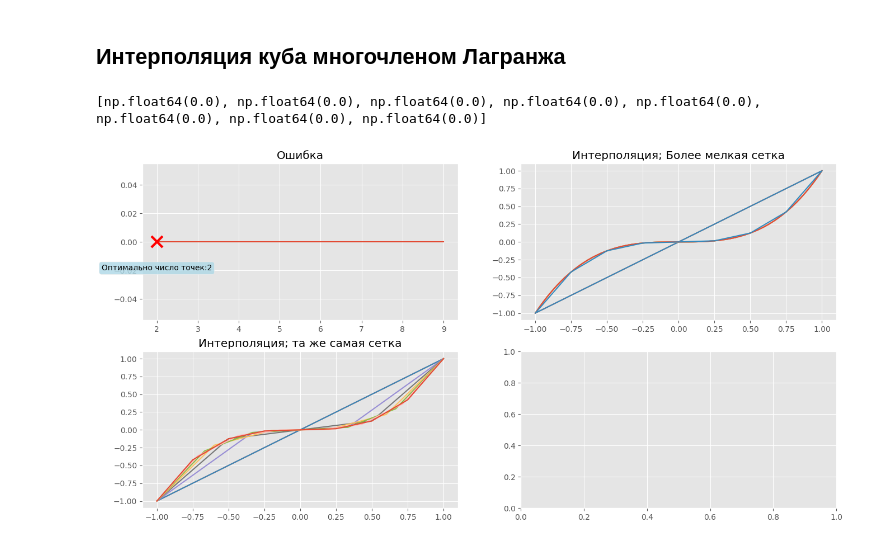
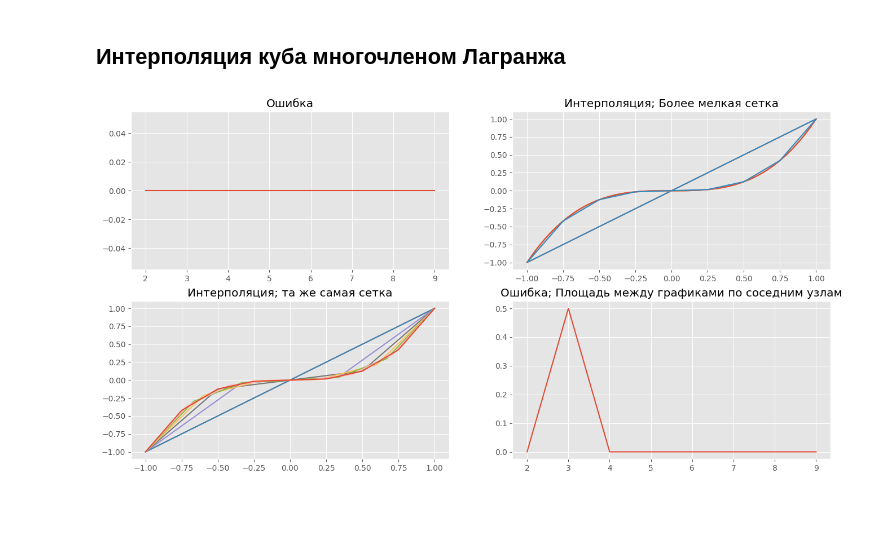
Before and after one commit to MarkovAlexandr314/VychMaty, a Jupyter notebook: hw1/interpolation.ipynb, the cells around one changed output. Drawn from its saved outputs; the diff is of its cells as text; code cells hidden in the pictures; blank space fills up the shorter version.

```diff
--- a/hw1/interpolation.ipynb
+++ b/hw1/interpolation.ipynb
@@ -57,8 +57,17 @@ def interpolate(x, f, basis=None):
 ### Функция подсчета ошибки
 ### Ошибка - норма бесконечности
 # %%
+from scipy.integrate import quad
+
 def error(f, F, x):
     return norm_vec(f(x) - F(x), NormType.INF)
+
+def error_integrate(f, F, x):
+    sum_err = 0
+    for i in range(x.shape[0] - 1):
+        I, err = quad(lambda x: f(x) - F(x), x[i], x[i+1])
+        sum_err += np.absolute(I)
+    return sum_err
 # %% [markdown]
 ## Интерполяция куба полиномами
 # %%
@@ -70,6 +79,7 @@ x_max, x_min, step = 100, 3, 5
 
 N_x = np.arange(x_min, x_max, step, dtype=int)
 ERROR = []
+ERROR_INTEGRATE = []
 for n_x in N_x:
     x = np.linspace(1, 5, n_x)
     basis = [create_sin_basis(k) for k in range(1, x.shape[0]+1)]
@@ -78,10 +88,13 @@ for n_x in N_x:
     axes[0][1].plot(x_new, pl(x_new))
     axes[1][0].plot(x, pl(x))
     ERROR.append(error(f, pl, x))
+    ERROR_INTEGRATE.append(error_integrate(f, pl, x))
 
 axes[0][1].set_title("Интерполяция; Более мелкая сетка")
 axes[0][0].set_title("Ошибка")
 axes[1][0].set_title("Интерполяция; та же самая сетка")
+axes[1][1].set_title("Ошибка; Площадь между графиками по соседним узлам")
 axes[0][0].plot(N_x, ERROR);
+axes[1][1].plot(N_x, ERROR_INTEGRATE);
 # axes[0].set_yscale('log')
 # %% [output]
@@ -97,6 +110,7 @@ x_max, x_min, step = 5, 2, 1
 
 N_x = np.arange(x_min, x_max, step, dtype=int)
 ERROR = []
+ERROR_INTEGRATE = []
 for n_x in N_x:
     x = np.linspace(1, 5, n_x)
     basis = [create_sin_basis(k) for k in range(1, x.shape[0]+1)]
@@ -107,11 +121,14 @@ for n_x in N_x:
     # Та же сетка, что для интреполяции
     axes[1][0].plot(x, pl(x))
     ERROR.append(error(f, pl, x))
+    ERROR_INTEGRATE.append(error_integrate(f, pl, x))
 
 axes[0][1].plot(x_new, f(x_new))
 axes[0][1].set_title("Интерполяция; Более мелкая сетка (бред)")
 axes[0][0].set_title("Ошибка")
 axes[1][0].set_title("Интерполяция; та же самая сетка")
+axes[1][1].set_title("Ошибка; Площадь между графиками по соседним узлам")
 axes[0][0].plot(N_x, ERROR);
+axes[1][1].plot(N_x, ERROR_INTEGRATE);
 # axes[0].set_yscale('log')
 # %% [output]
@@ -138,34 +155,36 @@ def Lagrange_polynomial(x_array, f):
 # %%
 fig, axes = plt.subplots(nrows=2, ncols=2, figsize=(16, 8))
 
 # f = lambda x: 1/(1+25*x**2)
 f = lambda x: x**3
 
 N_max, N_min, N_step = 10, 2, 1
 
 N_x = np.arange(N_min, N_max, N_step, dtype=int)
 ERROR = []
+ERROR_INTEGRATE = []
 for n_x in N_x:
     x = np.linspace(-1, 1, n_x)
     l_p = Lagrange_polynomial(x, f(x))
     x_new = np.linspace(-1, 1, n_x*10)
     # Более мелкая сетка (бред)
     axes[0][1].plot(x_new, l_p(x_new))
     # Та же сетка, что для интреполяции
     axes[1][0].plot(x, l_p(x))
     ERROR.append(error(f, l_p, x))
+    ERROR_INTEGRATE.append(error_integrate(f, l_p, x))
 axes[0][1].plot(x, f(x))
 
 axes[0][1].set_title("Интерполяция; Более мелкая сетка")
 axes[0][0].set_title("Ошибка")
 axes[1][0].set_title("Интерполяция; та же самая сетка")
+axes[1][1].set_title("Ошибка; Площадь между графиками по соседним узлам")
 axes[0][0].plot(N_x, ERROR);
-print(ERROR)
+axes[1][1].plot(N_x, ERROR_INTEGRATE);
 # Ищем оптимум по числу точек на сетке
-optimal_N = N_x[np.argmin(ERROR)]
-axes[0][0].plot(optimal_N, np.min(ERROR), 'rx', markersize=15, markeredgewidth=3)  # Красный крестик
-axes[0][0].text(optimal_N, np.min(ERROR)-0.02, f'Оптимально число точек:{optimal_N}', fontsize=10, ha='center',bbox=dict(boxstyle="round", fc="lightblue", alpha=0.8));
+# optimal_N = N_x[np.argmin(ERROR)]
+# axes[0][0].plot(optimal_N, np.min(ERROR), 'rx', markersize=15, markeredgewidth=3)  # Красный крестик
+# axes[0][0].text(optimal_N, np.min(ERROR)-0.02, f'Оптимально число точек:{optimal_N}', fontsize=10, ha='center',bbox=dict(boxstyle="round", fc="lightblue", alpha=0.8));
 # axes[0].set_yscale('log')
 # %% [output]
-[np.float64(0.0), np.float64(0.0), np.float64(0.0), np.float64(0.0), np.float64(0.0), np.float64(0.0), np.float64(0.0), np.float64(0.0)]
-[figure, old version]
+[figure, new version]
```
Also changed, not shown: parts of 2 cells of this notebook.
